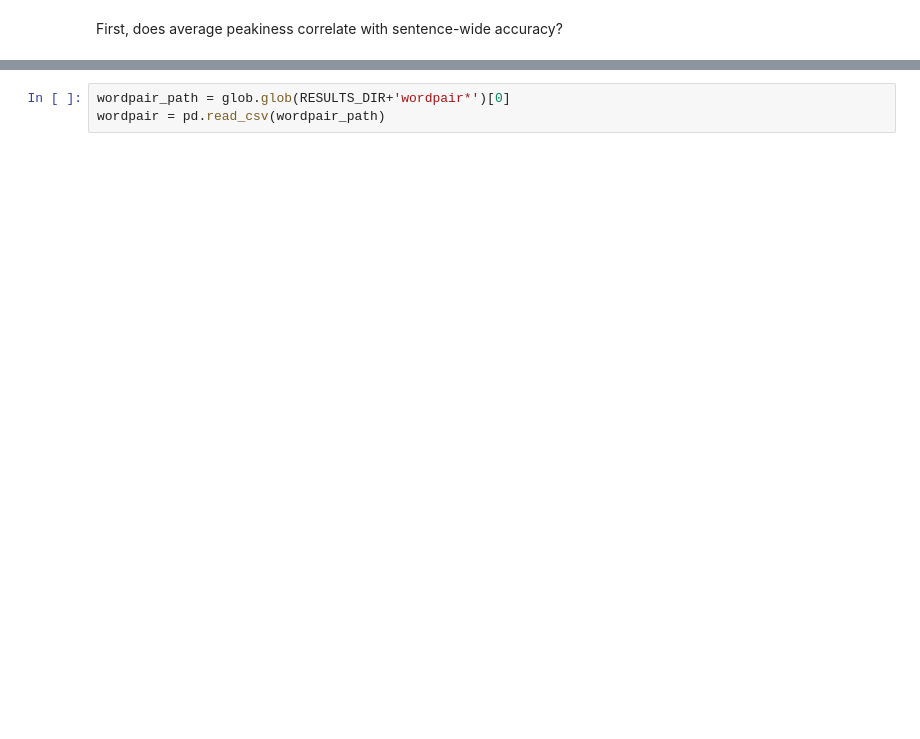
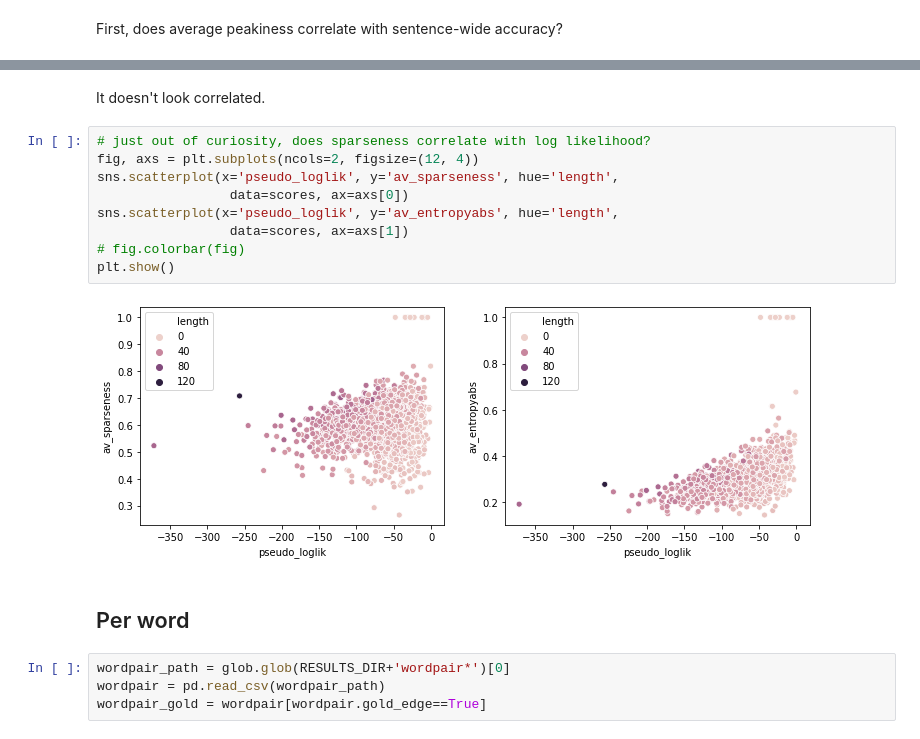
Before and after one commit to postylem/pmi-dependencies, a Jupyter notebook: peakiness.ipynb, the cells around one changed output, grey strips where cells are left out. Cells and saved outputs as stored; diff of their text form; blank space fills up the shorter version.

```diff
--- a/peakiness.ipynb
+++ b/peakiness.ipynb
@@ -222,3 +240,19 @@ scores.plot.scatter(x='projective.uuas.sum', y='av_entropyabs')
+# %% [markdown]
+It doesn't look correlated.
+# %%
+# just out of curiosity, does sparseness correlate with log likelihood?
+fig, axs = plt.subplots(ncols=2, figsize=(12, 4))
+sns.scatterplot(x='pseudo_loglik', y='av_sparseness', hue='length',
+                 data=scores, ax=axs[0])
+sns.scatterplot(x='pseudo_loglik', y='av_entropyabs', hue='length',
+                 data=scores, ax=axs[1])
+# fig.colorbar(fig)
+plt.show()
+# %% [output]
+[figure, added]
+# %% [markdown]
+## Per word
 # %%
 wordpair_path = glob.glob(RESULTS_DIR+'wordpair*')[0]
 wordpair = pd.read_csv(wordpair_path)
+wordpair_gold = wordpair[wordpair.gold_edge==True]
```
Also changed, not shown: parts of 20 cells of this notebook, 2 other files.
